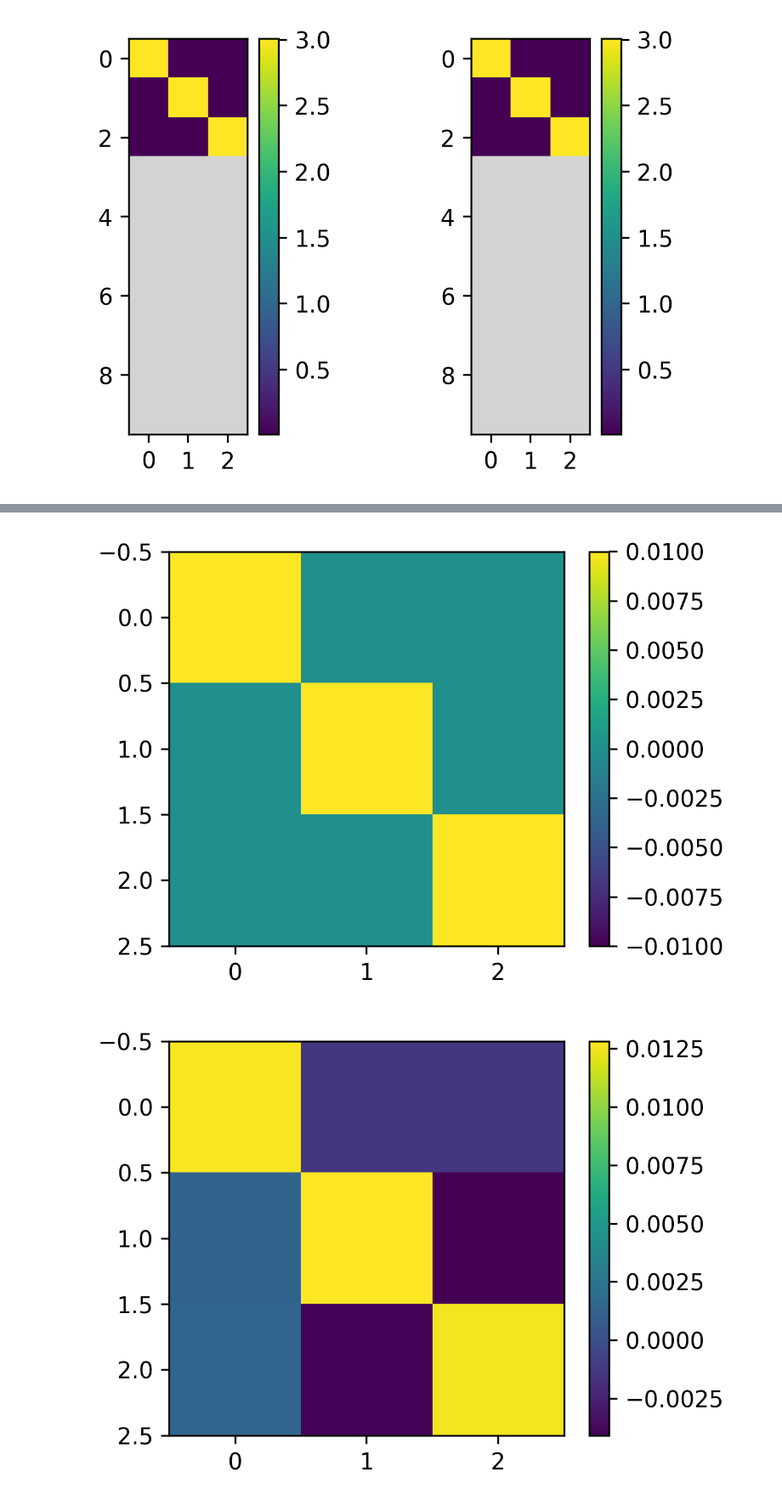
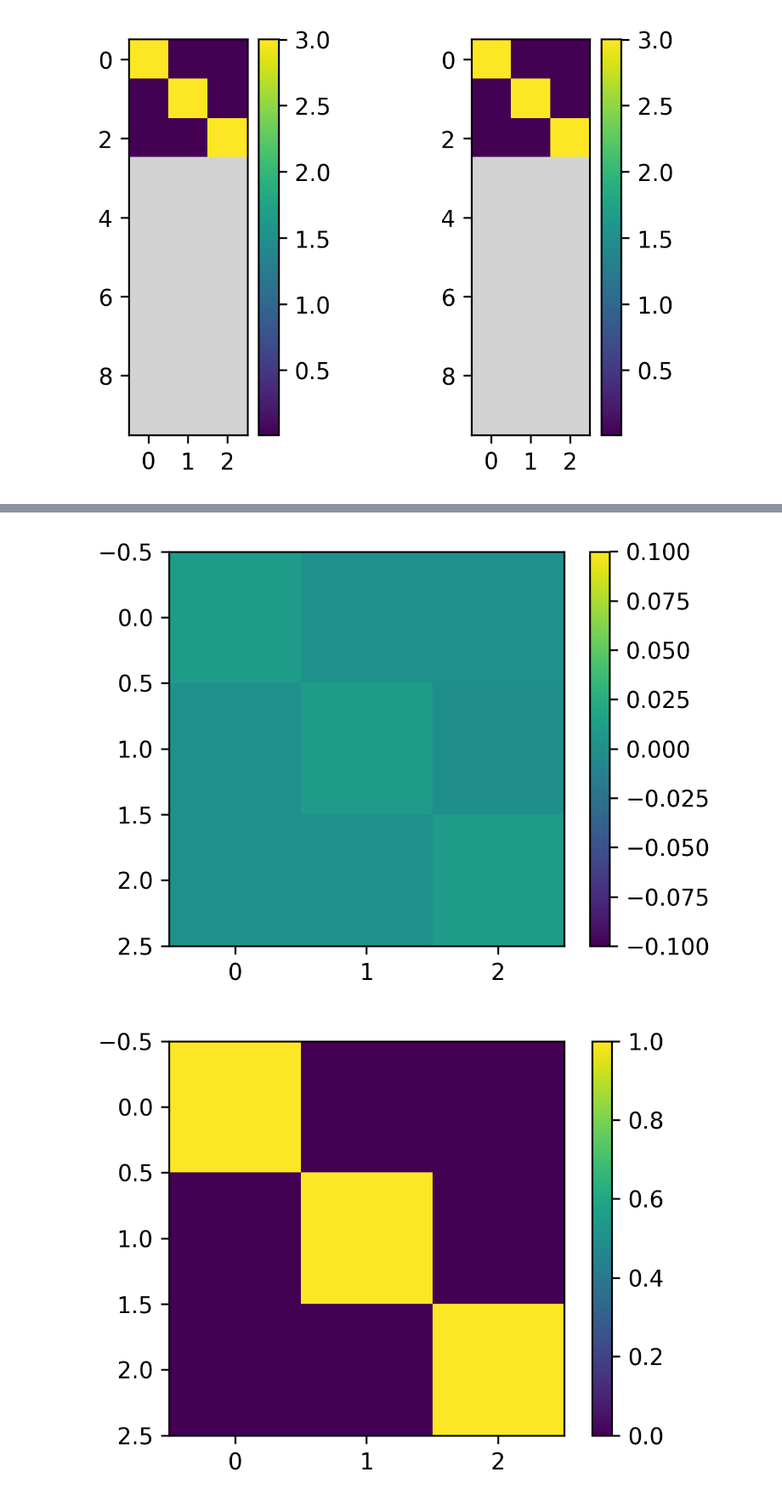
Before and after one commit to gszfwsb/Unveiling-Induction-Heads, a Jupyter notebook: RPE/plot_full.ipynb, the cells around one changed output, grey strips where cells are left out. Shown at 85% size. Drawn from its saved outputs; the diff is of its cells as text; code cells hidden in the pictures.

```diff
--- a/RPE/plot_full.ipynb
+++ b/RPE/plot_full.ipynb
@@ -9,7 +9,10 @@ colors = plt.get_cmap('Set2').colors
 
 # path = f'/data3/wangshaobo/ICL/RPE/results_paper/NGram/Full_parent2_n10000_L100_S3_H3_lr1.0_optsgd_w+10.0_w-0.01_D2_alpha0.1_n-epochs50000_[False, True].npz'
 # path = f'results_paper/NGram/Full_parent2_n10000_L100_S3_H3_lr0.001_optsgd_w+1.0_w-0.01_D2_alpha0.1_n-epochs10000_[True, True].npz'
-path = f'results_paper/NGram/Full_parent2_n10000_L100_S3_H3_lr0.001_optsgd_w+3.0_w-0.01_D2_alpha0.1_n-epochs50000_[True, True]_seed2024_2024-08-26-01-22-59.npz'
+# path = f'results_paper/NGram/Full_parent2_n10000_L100_S3_H3_lr0.001_optsgd_w+3.0_w-0.01_D2_alpha0.1_n-epochs50000_[True, True]_seed2024_2024-08-26-01-22-59.npz'
+# path = f'results_paper/NGram/Full_parent2_n10000_L100_S3_H3_lr0.001_optsgd_w+1.0_w-0.01_D2_alpha0.1_n-epochs50000_[True, True]_seed2024_2024-08-26-10-46-15.npz'
+path = f'results_paper/NGram/Full_parent2_n10000_L100_S3_H3_lr0.001_optsgd_w+1.0_w-0.01_D2_alpha0.1_n-epochs50000_[True, True]_seed2024_2024-08-26-20-12-02.npz'
+path = f'results_paper/NGram/Full_parent2_n10000_L100_S3_H3_lr0.01_optsgd_w+3.0_w-0.01_D2_alpha0.1_n-epochs10000_[True, True]_seed2024_2024-08-26-23-56-57.npz'
 data = np.load(path)
 
 # extract info from path, about L, S, H
@@ -129,7 +132,7 @@ plt.figure(figsize=(4,3))
 plt.imshow(W_K, aspect='equal')
 plt.colorbar()
 # set the colorbar with maximum and minimum value
-plt.clim(-1e-2, 1e-2)
+plt.clim(-1e-1, 1e-1)
 plt.tight_layout()
 
 # plot 3 by 3 matrix data['W_K'] in data by heatmap, also a colorbar
@@ -138,7 +141,7 @@ plt.figure(figsize=(4,3))
 plt.imshow(W_Q, aspect='equal')
 plt.colorbar()
 # set the colorbar with maximum and minimum value
-plt.clim(-1e-2, 1e-2)
+plt.clim(-1e-1, 1e-1)
 plt.tight_layout()
 
 # plot 3 by 3 matrix data['W_K'] in data by heatmap, also a colorbar
@@ -154,2 +157,2 @@ plt.tight_layout()
-[figure, old version]
+[figure, new version]
-[figure, old version]
+[figure, new version]
```
Also changed, not shown: parts of 6 cells of this notebook, 6 other files.
